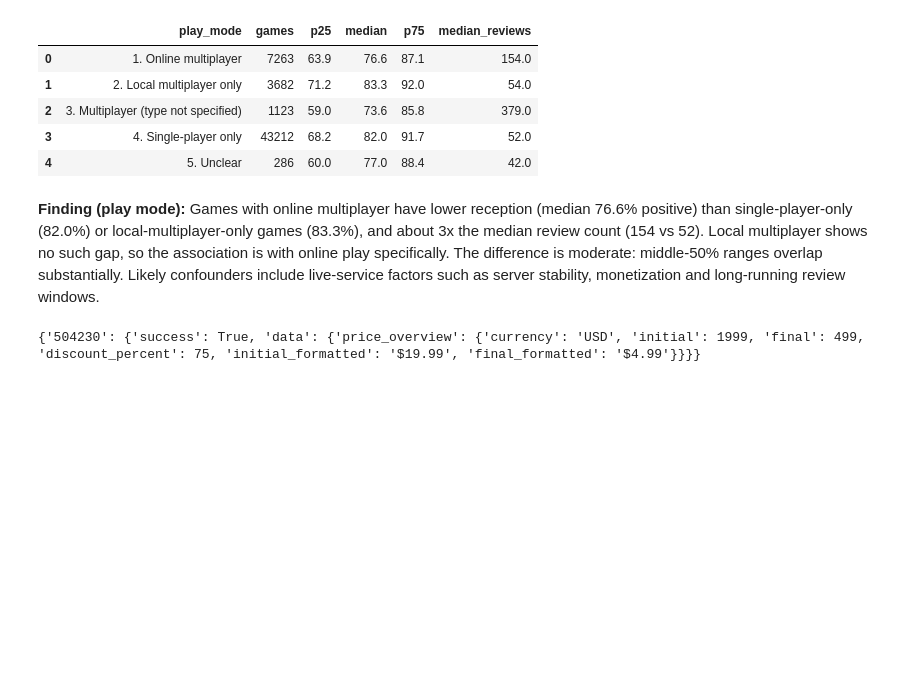
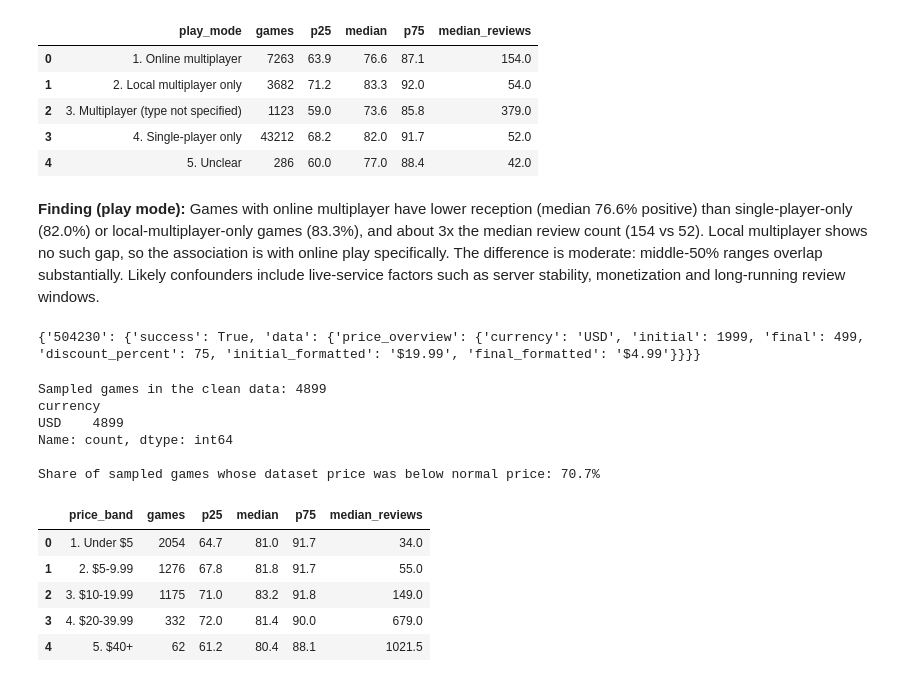
Before and after one commit to F-Bossom/game-data-analysis, a Jupyter notebook: notebooks/03_steam_success.ipynb, the cells around one changed output. Cells and saved outputs as stored; diff of their text form; code cells hidden in the pictures; blank space fills up the shorter version.

Commit message:
Q3: price analysis with corrected normal prices

```diff
--- a/notebooks/03_steam_success.ipynb
+++ b/notebooks/03_steam_success.ipynb
@@ -245,3 +245,48 @@ r = requests.get("https://store.steampowered.com/api/appdetails",
 print(r.json())
 # %% [output]
 {'504230': {'success': True, 'data': {'price_overview': {'currency': 'USD', 'initial': 1999, 'final': 499, 'discount_percent': 75, 'initial_formatted': '$19.99', 'final_formatted': '$4.99'}}}}
+# %%
+prices = pd.read_csv("../data/processed/steam_prices_sample.csv", dtype={"appID": str})
+ok_prices = prices[prices["status"] == "ok"]
+
+sample = df.merge(ok_prices[["appID", "initial_price", "currency"]], on="appID", how="inner")
+print("Sampled games in the clean data:", len(sample))
+print(sample["currency"].value_counts())
+
+# how widespread was the sale-price problem?
+discounted = (sample["price"] < sample["initial_price"]).mean()
+print(f"\nShare of sampled games whose dataset price was below normal price: {discounted:.1%}")
+# %% [output]
+Sampled games in the clean data: 4899
+currency
+USD    4899
+Name: count, dtype: int64
+
+Share of sampled games whose dataset price was below normal price: 70.7%
+# %%
+query = """
+SELECT
+    CASE
+        WHEN initial_price < 5  THEN '1. Under $5'
+        WHEN initial_price < 10 THEN '2. $5-9.99'
+        WHEN initial_price < 20 THEN '3. $10-19.99'
+        WHEN initial_price < 40 THEN '4. $20-39.99'
+        ELSE '5. $40+'
+    END AS price_band,
+    COUNT(*)                                          AS games,
+    ROUND(QUANTILE_CONT(pct_positive, 0.25) * 100, 1) AS p25,
+    ROUND(MEDIAN(pct_positive) * 100, 1)              AS median,
+    ROUND(QUANTILE_CONT(pct_positive, 0.75) * 100, 1) AS p75,
+    MEDIAN(total_reviews)                             AS median_reviews
+FROM sample
+GROUP BY price_band
+ORDER BY price_band
+"""
+duckdb.sql(query).df()
+# %% [output]
+|  | price_band | games | p25 | median | p75 | median_reviews |
+| 0 | 1. Under $5 | 2054 | 64.7 | 81.0 | 91.7 | 34.0 |
+| 1 | 2. $5-9.99 | 1276 | 67.8 | 81.8 | 91.7 | 55.0 |
+| 2 | 3. $10-19.99 | 1175 | 71.0 | 83.2 | 91.8 | 149.0 |
+| 3 | 4. $20-39.99 | 332 | 72.0 | 81.4 | 90.0 | 679.0 |
+| 4 | 5. $40+ | 62 | 61.2 | 80.4 | 88.1 | 1021.5 |
```
Also changed, not shown: parts of 1 cell of this notebook.
